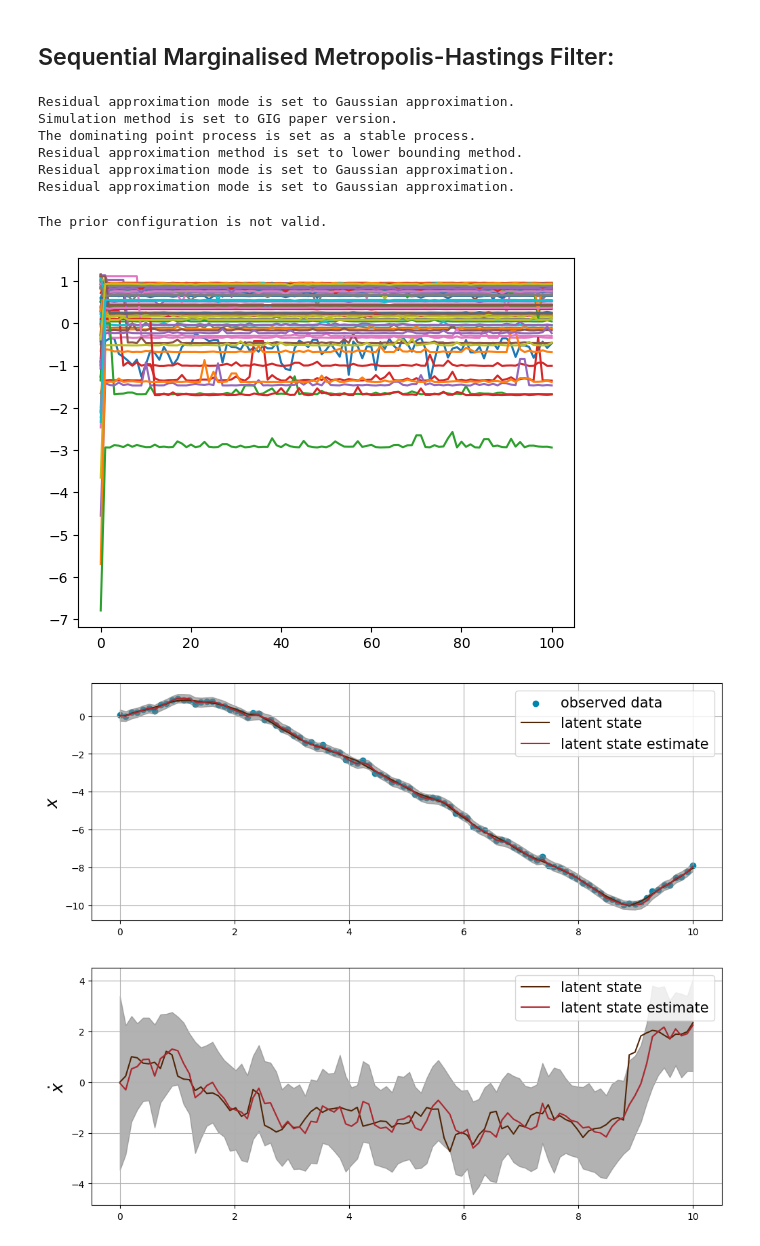
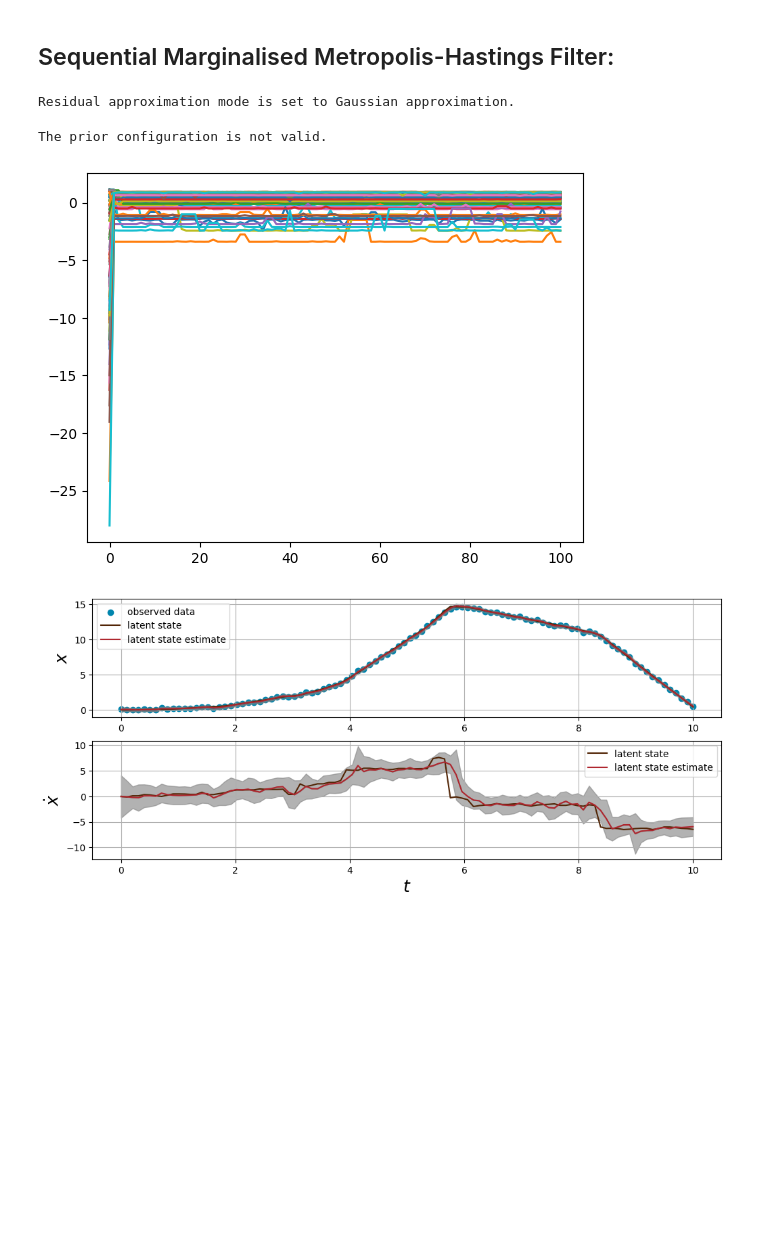
Before and after one commit to yamankindap/models, a Jupyter notebook: example2.ipynb, the cells around one changed output. Cells and saved outputs as stored; diff of their text form; code cells hidden in the pictures; blank space fills up the shorter version.

```diff
--- a/example2.ipynb
+++ b/example2.ipynb
@@ -300,4 +291,4 @@ Residual approximation mode is set to Gaussian approximation.
 constant_velocity_model = NVMConstantVelocityModel(subordinator=subordinator, mu=0., sigma=1., sigma_eps=0.1, shape=(2,1))
 # %%
-x, y = constant_velocity_model.sample(times=T)
+x, y = constant_velocity_model.sample(times=T, size=n_particles)
 # %%
@@ -384,17 +428,14 @@ plt.show()
 # %% [markdown]
 ## Sequential Marginalised Metropolis-Hastings Filter:
 # %%
-subordinator_inference = GeneralisedInverseGaussianProcess(**gig_process_params)
+#subordinator_inference = GeneralisedInverseGaussianProcess(**gig_process_params)
 # subordinator_inference = GammaProcess(**gamma_process_params)
+subordinator_inference = TemperedStableProcess(**tempered_stable_process_params)
 # %% [output]
 Residual approximation mode is set to Gaussian approximation.
-Simulation method is set to GIG paper version.
-The dominating point process is set as a stable process.
-Residual approximation method is set to lower bounding method.
-Residual approximation mode is set to Gaussian approximation.
-Residual approximation mode is set to Gaussian approximation.
 # %%
-constant_velocity_model_inference = NVMConstantVelocityModel(subordinator=subordinator_inference, mu=0., sigma=1., sigma_eps=0.1, shape=(2,1))
+n_particles = 1
+constant_velocity_model_inference = NVMConstantVelocityModel(subordinator=subordinator_inference, mu=0., sigma=1., sigma_eps=0.1, shape=(2,1), n_particles=n_particles)
 # %%
 inference_method_inference = SequentialCollapsedGaussianMCMCFilter(model=constant_velocity_model_inference, prior=None, proposal=None)
 # %% [output]
@@ -412,51 +453,55 @@ history = inference_method_inference.filter(times=T, y=y, x_init=x_init, P_init=
 
 fig, ax = plt.subplots()
 
-ax.plot(np.array(inference_method_inference.log_evidence)[:,:,0,0].T)
+ax.plot(np.array(inference_method_inference.log_evidence)[:,:,0,0,0].T)
+
+#ax.plot(np.log(np.array(inference_method_inference.log_evidence)[:,:,0,0].T - np.array(inference_method_inference.log_evidence)[:,:,0,0].T.min()))
 
 plt.show()
 # %% [output]
-[figure, old version]
+[figure, new version]
 # %%
-post_means = inference_method_inference.x_est[1:]
-post_vars = np.array([np.diag(COV) for COV in inference_method_inference.P_est[1:]])
+post_means = inference_method_inference.x_est[0][1:]
+post_vars = np.array([np.diag(COV) for COV in inference_method_inference.P_est[0][1:]])
 # %%
-fig, ax = plt.subplots(nrows=2, figsize=(12,10))
+fig, ax = plt.subplots(nrows=2, figsize=(12,5))
 
 # Plot observations:
-ax[0].scatter(T, y[:,0,:], color="#0085ad", label="observed data")
-ax[0].plot(T, y[:,0,:], color="#0085ad", lw=0.8)
+ax[0].scatter(T, y[0, :,0,:], color="#0085ad", label="observed data")
+ax[0].plot(T, y[0, :,0,:], color="#0085ad", lw=0.8)
 
 # Plot state:
-ax[0].plot(T, x[:,0,:], color="#522506", label="latent state")
+ax[0].plot(T, x[0, :,0,:], color="#522506", label="latent state")
 
 # Plot state estimate:
 ax[0].plot(T, post_means[:,0,:], color="#AF272F", label="latent state estimate")
 ax[0].fill_between(T.flatten(), post_means[:,0,:].flatten(), post_means[:,0,:].flatten() + 3 * np.sqrt(post_vars[:, 0]), color='grey', alpha=0.6)
 ax[0].fill_between(T.flatten(), post_means[:,0,:].flatten(), post_means[:,0,:].flatten() - 3 * np.sqrt(post_vars[:, 0]), color='grey', alpha=0.6)
 
 #ax[0].set_ybound(-0.05, 0.25)
 
 # Settings:
-ax[0].legend(fontsize=15)
+ax[0].legend(fontsize=10)
 ax[0].set_ylabel(r"$x$", fontsize=18)
 ax[0].grid(True)
 
 # Plot velocity state:
-ax[1].plot(T, x[:,1,:], color="#522506", label="latent state")
+ax[1].plot(T, x[0, :,1,:], color="#522506", label="latent state")
 
 # Plot velocity state estimate:
 ax[1].plot(T, post_means[:,1,:], color="#AF272F", label="latent state estimate")
 ax[1].fill_between(T.flatten(), post_means[:,1,:].flatten(), post_means[:,1,:].flatten() + 3 * np.sqrt(post_vars[:, 1]), color='grey', alpha=0.6)
 ax[1].fill_between(T.flatten(), post_means[:,1,:].flatten(), post_means[:,1,:].flatten() - 3 * np.sqrt(post_vars[:, 1]), color='grey', alpha=0.6)
 
-#ax[1].set_ybound(-0.25, 0.25)
+#ax[1].set_ybound(-100, 200)
 
 # Settings:
-ax[1].legend(fontsize=15)
+ax[1].legend(fontsize=10)
 ax[1].set_ylabel(r"$\dot{x}$", fontsize=18)
+ax[1].set_xlabel(r"$t$", fontsize=18)
 ax[1].grid(True)
 
+#plt.savefig("example4.jpg", dpi=200)
 plt.show()
 # %% [output]
-[figure, old version]
+[figure, new version]
```
Also changed, not shown: parts of 16 cells of this notebook, 2 other files.
